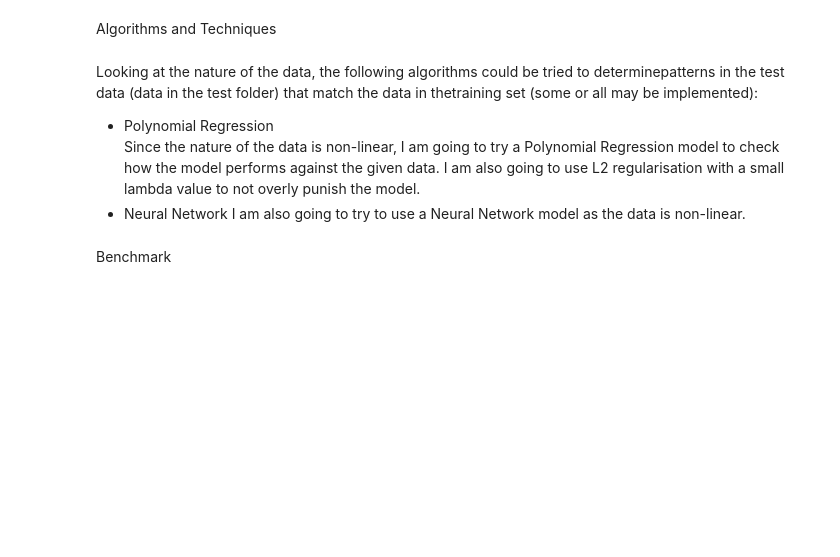
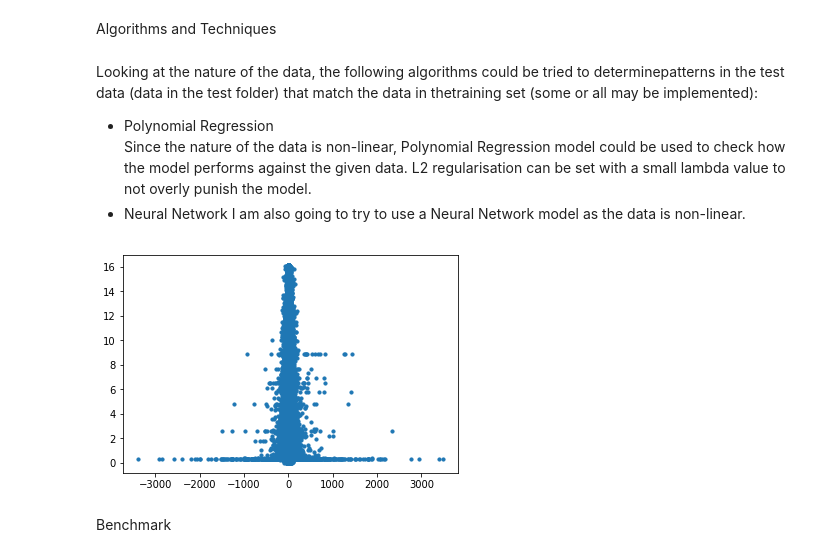
Before and after one commit to murtaza777/udml-capstone, a Jupyter notebook: FinalProject.ipynb, the cells around one changed output. Cells and saved outputs as stored; diff of their text form; code cells hidden in the pictures; blank space fills up the shorter version.

```diff
--- a/FinalProject.ipynb
+++ b/FinalProject.ipynb
@@ -148,9 +163,14 @@ Algorithms and Techniques
 # %% [markdown]
 Looking at the nature of the data, the following algorithms could be tried to determinepatterns in the test data (data in the test folder) that match the data in thetraining set (some or all may be implemented):
 * Polynomial Regression
-  Since the nature of the data is non-linear, I am going to try a Polynomial Regression model to check how the model performs against the given data. I am also going to use L2 regularisation with a small lambda value to not overly punish the model.
+  Since the nature of the data is non-linear, Polynomial Regression model could be used to check how the model performs against the given data. L2 regularisation can be set with a small lambda value to not overly punish the model.
 * Neural Network
   I am also going to try to use a Neural Network model as the data is non-linear.
+# %%
+plt.scatter(train['acoustic_data'].values[::100], train['time_to_failure'].values[::100], s=10)
+plt.show()
+# %% [output]
+[figure, added]
 # %% [markdown]
 Benchmark
 # %% [markdown]
```
Also changed, not shown: parts of 12 cells of this notebook.
